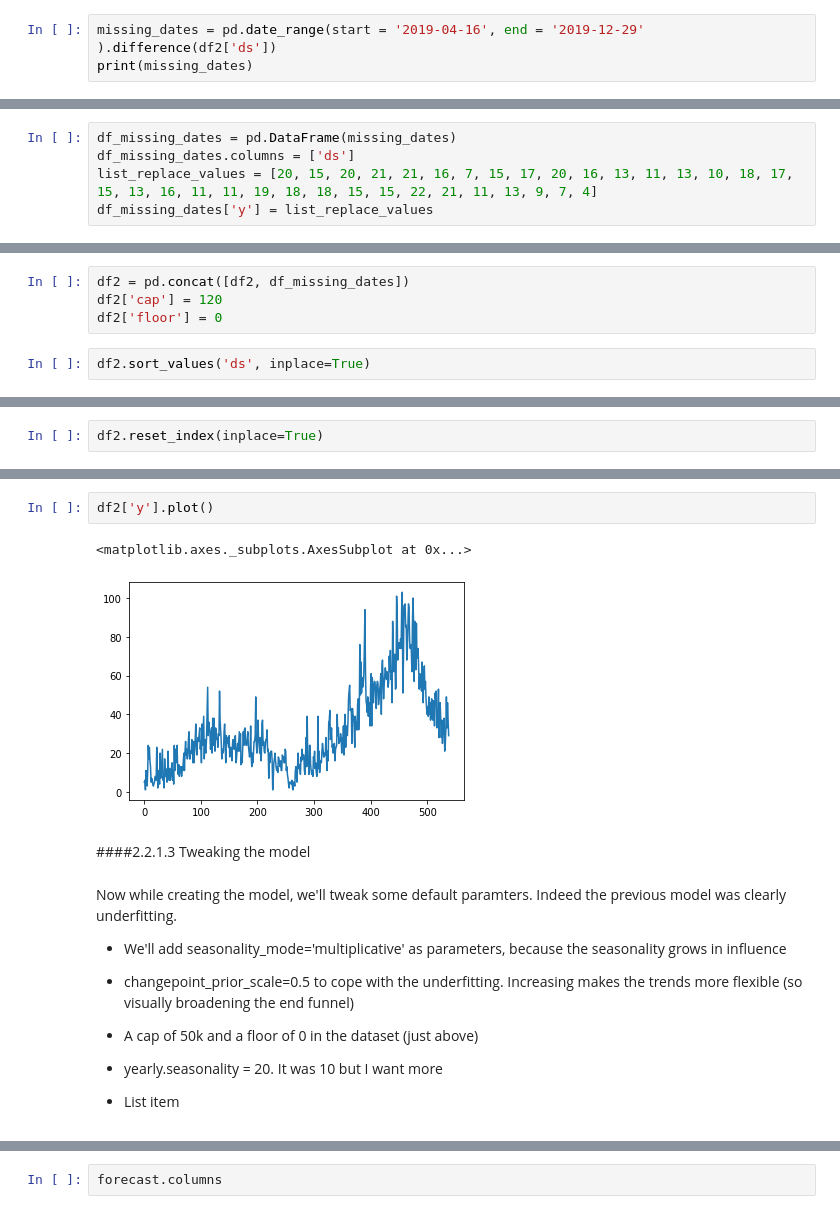
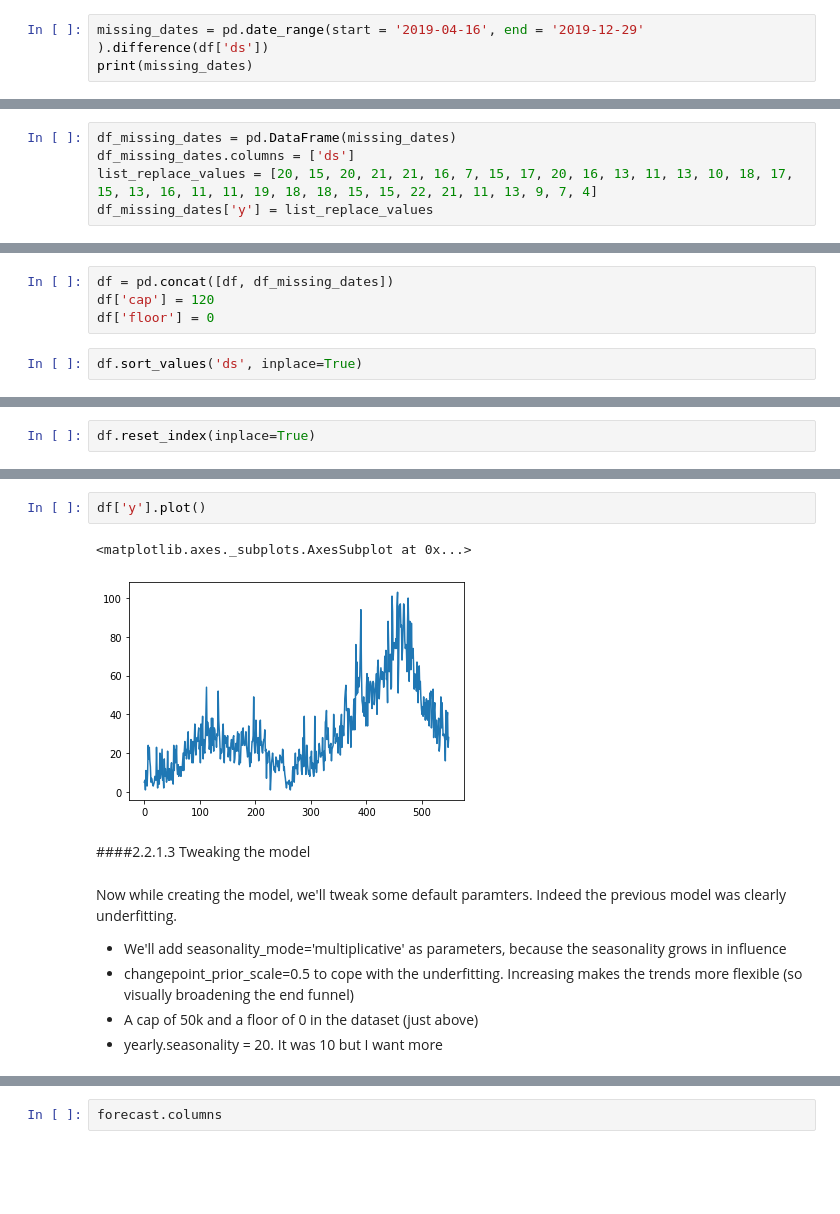
Before and after one commit to ArthurMro/Prediction_marketing, a Jupyter notebook: Prophet_GA_cs_info.ipynb, the cells around one changed output, grey strips where cells are left out. Saved outputs shown, nothing was run; the diff lists cells and outputs as text; blank space fills up the shorter version.

```diff
--- a/Prophet_GA_cs_info.ipynb
+++ b/Prophet_GA_cs_info.ipynb
@@ -200,7 +194,7 @@ df2.ds.head()
 4   2019-04-20
 Name: ds, dtype: datetime64[ns]
 # %%
-missing_dates = pd.date_range(start = '2019-04-16', end = '2019-12-29' ).difference(df2['ds'])
+missing_dates = pd.date_range(start = '2019-04-16', end = '2019-12-29' ).difference(df['ds'])
 print(missing_dates)
 # %% [output]
 DatetimeIndex(['2019-11-23', '2019-11-24', '2019-11-25', '2019-11-26',
@@ -223,7 +217,7 @@ Now I will have to concat and then sort to have a nice df2.
 # %%
-df2 = pd.concat([df2, df_missing_dates])
-df2['cap'] = 120
-df2['floor'] = 0
+df = pd.concat([df, df_missing_dates])
+df['cap'] = 120
+df['floor'] = 0
 # %%
-df2.sort_values('ds', inplace=True)
+df.sort_values('ds', inplace=True)
 # %% [markdown]
@@ -233,3 +227,3 @@ Second try: didn't work. Seems that we have a problem of data types
 # %%
-df2.reset_index(inplace=True)
+df.reset_index(inplace=True)
 # %%
@@ -253,10 +247,10 @@ df2[200:240]
 | 238 | 16 | 17 | 2019-12-10 | 120 | 0 |
 | 239 | 17 | 15 | 2019-12-11 | 120 | 0 |
 # %%
-df2['y'].plot()
+df['y'].plot()
 # %% [output]
 <matplotlib.axes._subplots.AxesSubplot at 0x...>
-[figure, old version]
+[figure, new version]
 # %% [markdown]
 ####2.2.1.3 Tweaking the model
 # %% [markdown]
@@ -267,8 +261,5 @@ Now while creating the model, we'll tweak some default paramters. Indeed the pre
 *   changepoint_prior_scale=0.5 to cope with the underfitting. Increasing makes the trends more flexible (so visually broadening the end funnel)
 *   A cap of 50k and a floor of 0 in the dataset (just above)
 *   yearly.seasonality = 20. It was 10 but I want more
-
-
-*   List item
 # %%
 model = Prophet(changepoint_prior_scale=0.5, changepoint_range=0.9, seasonality_mode='multiplicative', yearly_seasonality = 10)
```
Also changed, not shown: parts of 33 cells of this notebook.
